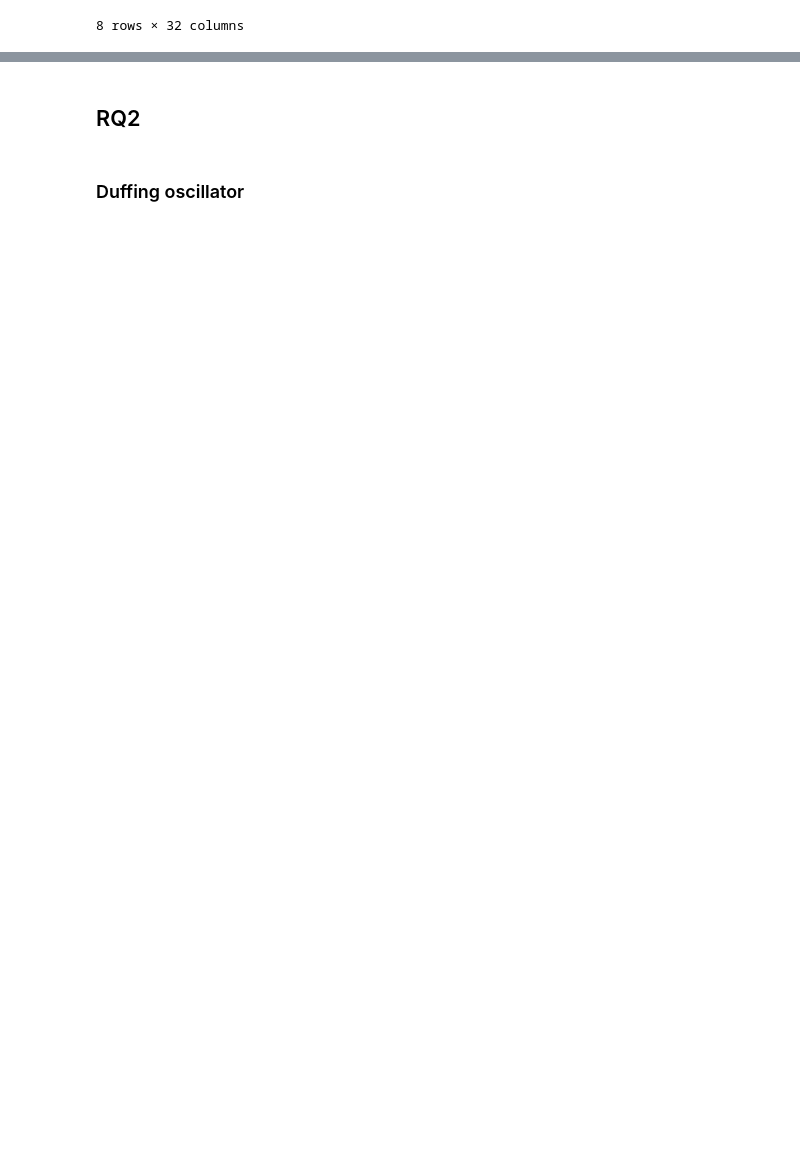
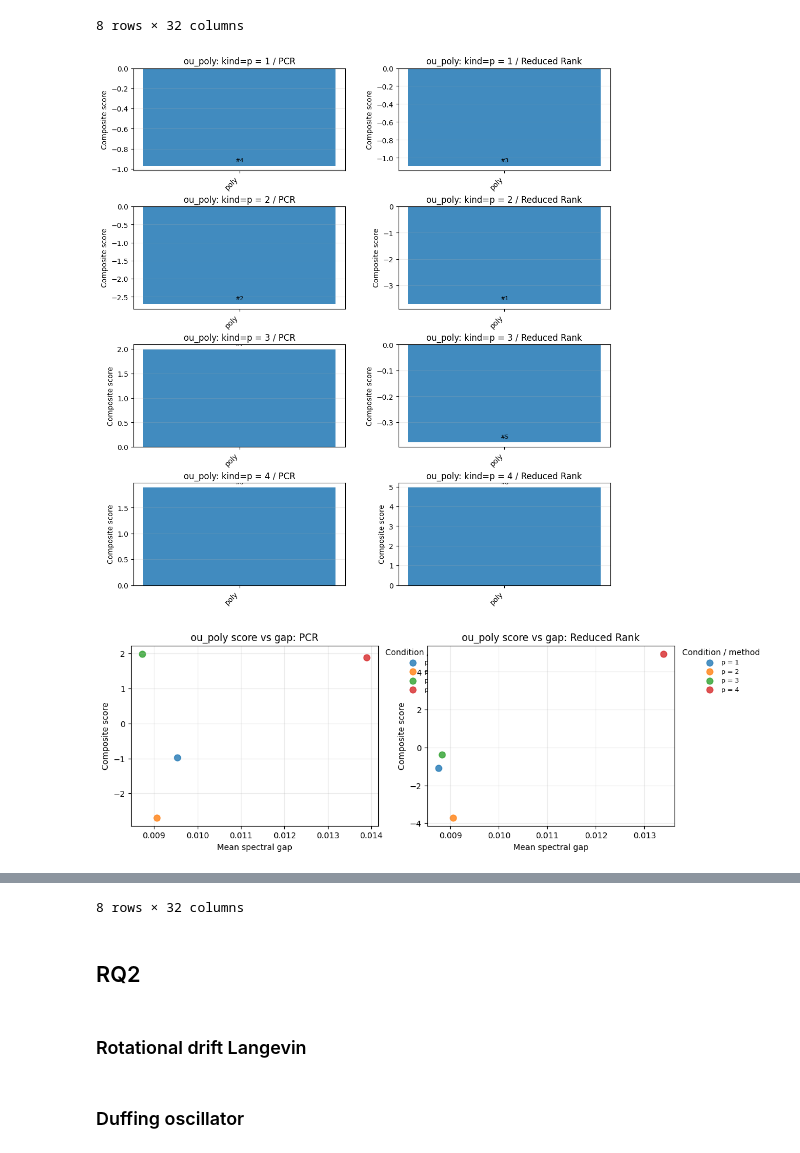
Before and after one commit to stephaniejat/kooplearn, a Jupyter notebook: examples/kernel_analysis_poly.ipynb, the cells around one changed output, grey strips where cells are left out. Drawn from its saved outputs; the diff is of its cells as text; code cells hidden in the pictures; blank space fills up the shorter version.

Commit message:
poly experiments rq1+ duffing

```diff
--- a/examples/kernel_analysis_poly.ipynb
+++ b/examples/kernel_analysis_poly.ipynb
@@ -625,6 +715,25 @@ def plot_kernel_rankings(
         s = str(x)
         return s if len(s) <= max_chars else s[: max_chars - 1] + "…"
 
+    def _dedup_legend(ax, title=None, loc="upper left", bbox_to_anchor=(1.02, 1.0), fontsize=8):
+        handles, labels = ax.get_legend_handles_labels()
+        seen = {}
+        for h, l in zip(handles, labels):
+            if l and l != "_nolegend_" and l not in seen:
+                seen[l] = h
+
+        if seen:
+            ax.legend(
+                seen.values(),
+                seen.keys(),
+                frameon=False,
+                fontsize=fontsize,
+                title=title,
+                loc=loc,
+                bbox_to_anchor=bbox_to_anchor,
+                borderaxespad=0.0,
+            )
+
     plot_df["_kernel_label"] = plot_df[kernel_col].map(short_label)
 
     # ---------- Ordering ----------
@@ -689,6 +798,7 @@ def plot_kernel_rankings(
                     )
 
     fig1.subplots_adjust(bottom=0.25, hspace=0.35, wspace=0.25)
+    fig1.savefig(f"{prefix}_ranking_bar.png", dpi=200)
     plt.show()
 
     # ---------- Figure 2: score vs gap ----------
@@ -741,10 +851,14 @@ def plot_kernel_rankings(
             ax.set_title(f"{prefix} score vs gap: {method}")
             ax.grid(alpha=0.25)
 
-            _handles, labels = ax.get_legend_handles_labels()
-            if labels:
-                ax.legend(frameon=False, title=facet_col)
-
+            _dedup_legend(
+                ax,
+                title="Condition / method",
+                loc="upper left",
+                bbox_to_anchor=(1.02, 1.0),
+                fontsize=8,
+            )
+        fig2.savefig(f"{prefix}_score_gap.png", dpi=200, bbox_inches="tight")
         plt.show()
     else:
         print("No spectral gap column found or derivable; skipping score-vs-gap scatter.")
@@ -1385,3 +1499,8 @@ plot_kernel_rankings(ou_scores_sorted, trials_df_ou, prefix="ou_poly", facet_col
 | 6 | poly | p = 3 | PCR | 3.0 | 1.0 | 2.295427e+00 | 4.383592e-01 | 4.993873 | ... |
 | 7 | poly | p = 4 | Reduced Rank | 3.0 | 1.0 | 6.906533e+01 | NaN | 64.709759 | ... |
 8 rows × 32 columns
+# %%
+plot_kernel_rankings(ou_scores_sorted, trials_df_ou, prefix="ou_poly", facet_col="kind")
+# %% [output]
+[figure, added]
+[figure, added]
@@ -1388,2 +1516,5 @@ plot_kernel_rankings(ou_scores_sorted, trials_df_ou, prefix="ou_poly", facet_col
+8 rows × 32 columns
 # %% [markdown]
 ## RQ2
+# %% [markdown]
+### Rotational drift Langevin
```
Also changed, not shown: parts of 6 cells of this notebook, 55 other files.
